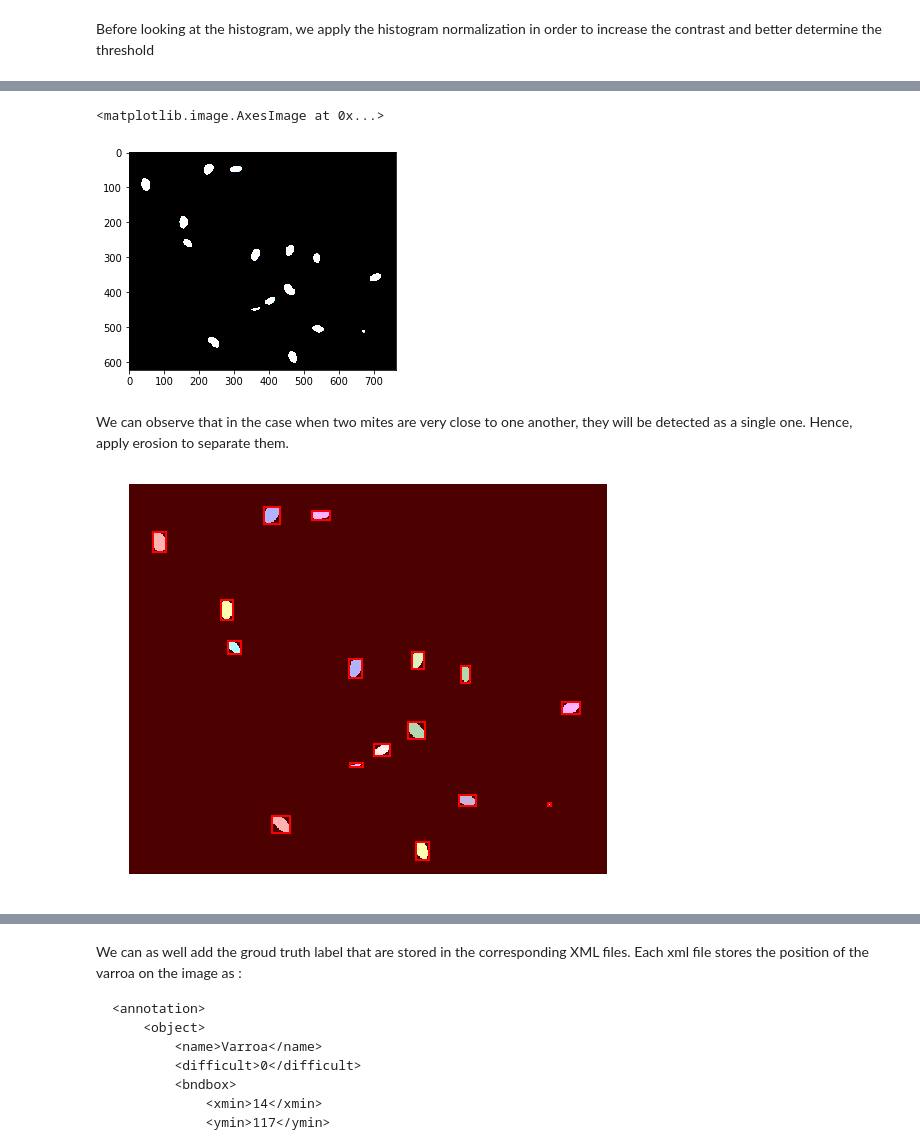
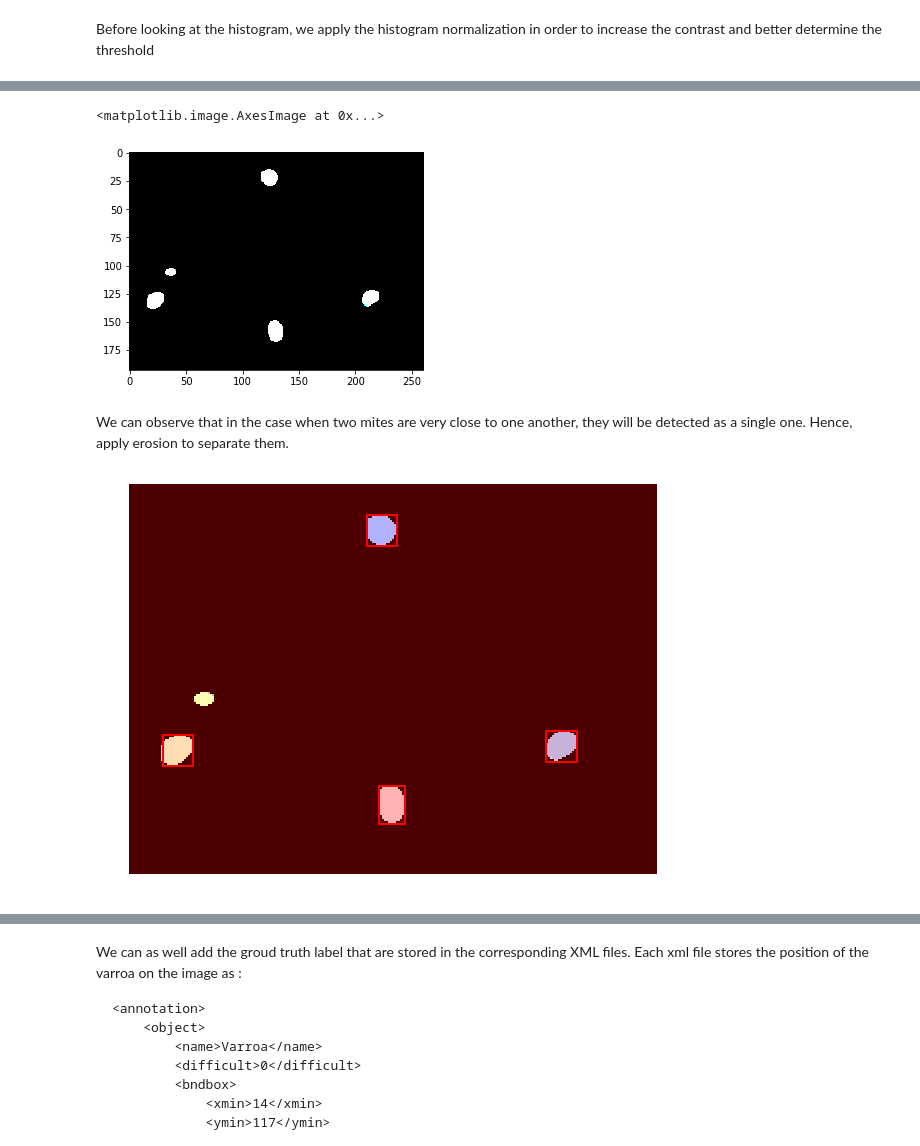
Before and after one commit to EGJ1996/Image-Processing, a Jupyter notebook: labs/lab_01_segmentation.ipynb, the cells around one changed output, grey strips where cells are left out. Drawn from its saved outputs; the diff is of its cells as text; code cells hidden in the pictures.

```diff
--- a/labs/lab_01_segmentation.ipynb
+++ b/labs/lab_01_segmentation.ipynb
@@ -261,7 +229,7 @@ Hint: `skimage.measure.label` might be useful to label the thresholded image
 # %% [markdown]
 Here, we visualize the 4 images for our patern detection
 # %%
-test_im = skimage.io.imread(os.path.join(data_path,'varroa-04.jpg'))
+test_im = skimage.io.imread(os.path.join(data_path,'varroa-01.jpg'))
 # %%
 plt.imshow(test_im)
 # %% [output]
@@ -321,5 +289,5 @@ plt.hist(gauss_test.ravel(),256)
 # %%
-ret,thresh2 = cv2.threshold(gauss_test,70,255,cv2.THRESH_BINARY_INV)
+ret,thresh2 = cv.threshold(gauss_test,70,255,cv.THRESH_BINARY_INV)
 plt.imshow(thresh2)
 # %% [output]
 <matplotlib.image.AxesImage at 0x...>
@@ -327,9 +295,9 @@ plt.imshow(thresh2)
 # %%
-kern = cv2.getStructuringElement(cv2.MORPH_ELLIPSE,(5,5))
-dilation = cv2.dilate(thresh2,kern,iterations = 1)
+kern = cv.getStructuringElement(cv.MORPH_ELLIPSE,(5,5))
+dilation = cv.dilate(thresh2,kern,iterations = 1)
 plt.imshow(dilation)
 # %% [output]
 <matplotlib.image.AxesImage at 0x...>
-[figure, old version]
+[figure, new version]
 # %% [markdown]
 We can observe that in the case when two mites are very close to one another, they will be detected as a single one. Hence, apply erosion to separate them.
@@ -347,4 +304,5 @@ from skimage.color import label2rgb
 # %%
+dil = cv.cvtColor(dilation, cv.COLOR_BGR2GRAY)
 label_image = skimage.measure.label(dil)
 image_label_overlay = label2rgb(label_image, image=dil)
 
@@ -353,8 +311,8 @@ ax.imshow(image_label_overlay)
 
 for region in regionprops(label_image):
     # take regions with large enough areas
-    if region.area >= 20 and region.area <=600:
-        # draw rectangle around segmented coins
+    if region.area >= 70 and region.area <= 800:
+        # draw rectangle around thresholded regions
         minr, minc, maxr, maxc = region.bbox
         rect = mpatches.Rectangle((minc, minr), maxc - minc, maxr - minr,
                                   fill=False, edgecolor='red', linewidth=2)
@@ -364,7 +322,7 @@ ax.set_axis_off()
 plt.tight_layout()
 plt.show()
 # %% [output]
-[figure, old version]
+[figure, new version]
 # %%
 # Load images
 im_names = ['varroa-01', 'varroa-02', 'varroa-03', 'varroa-04']
```
Also changed, not shown: parts of 43 cells of this notebook.
